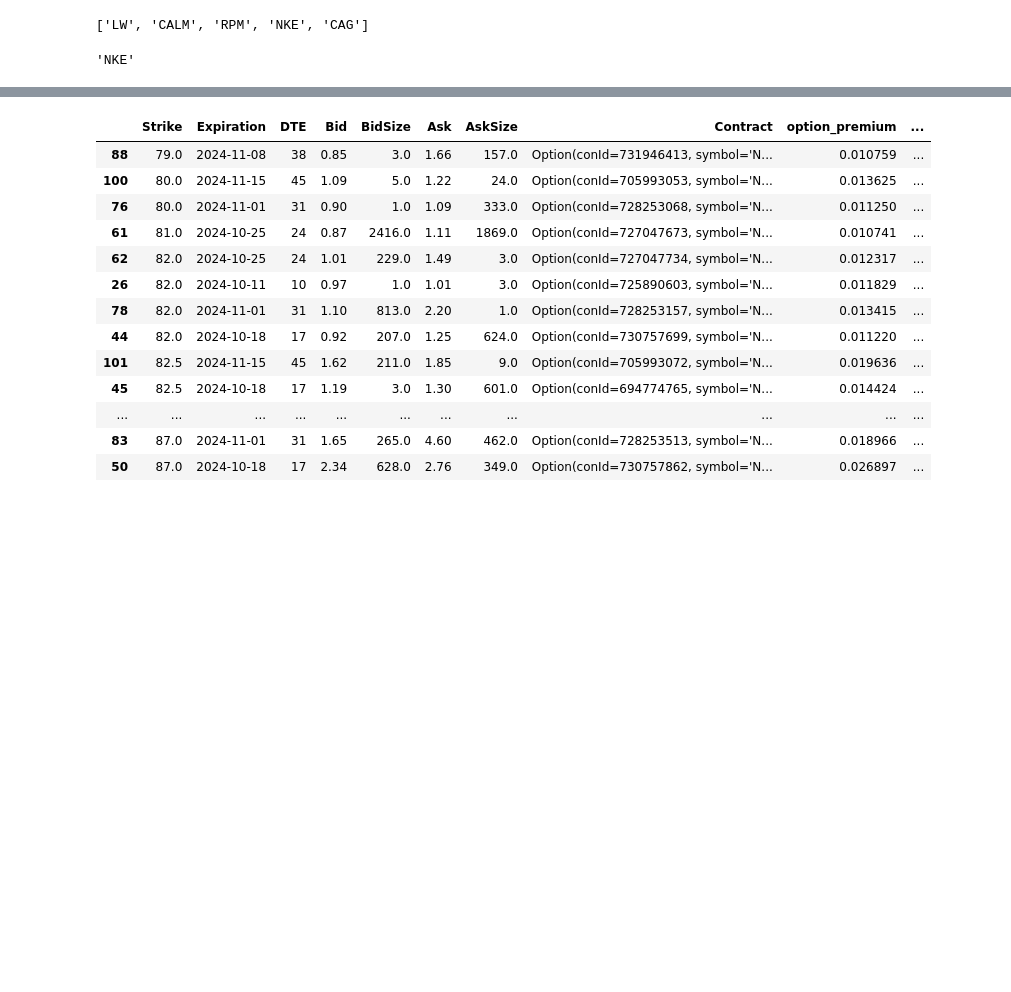
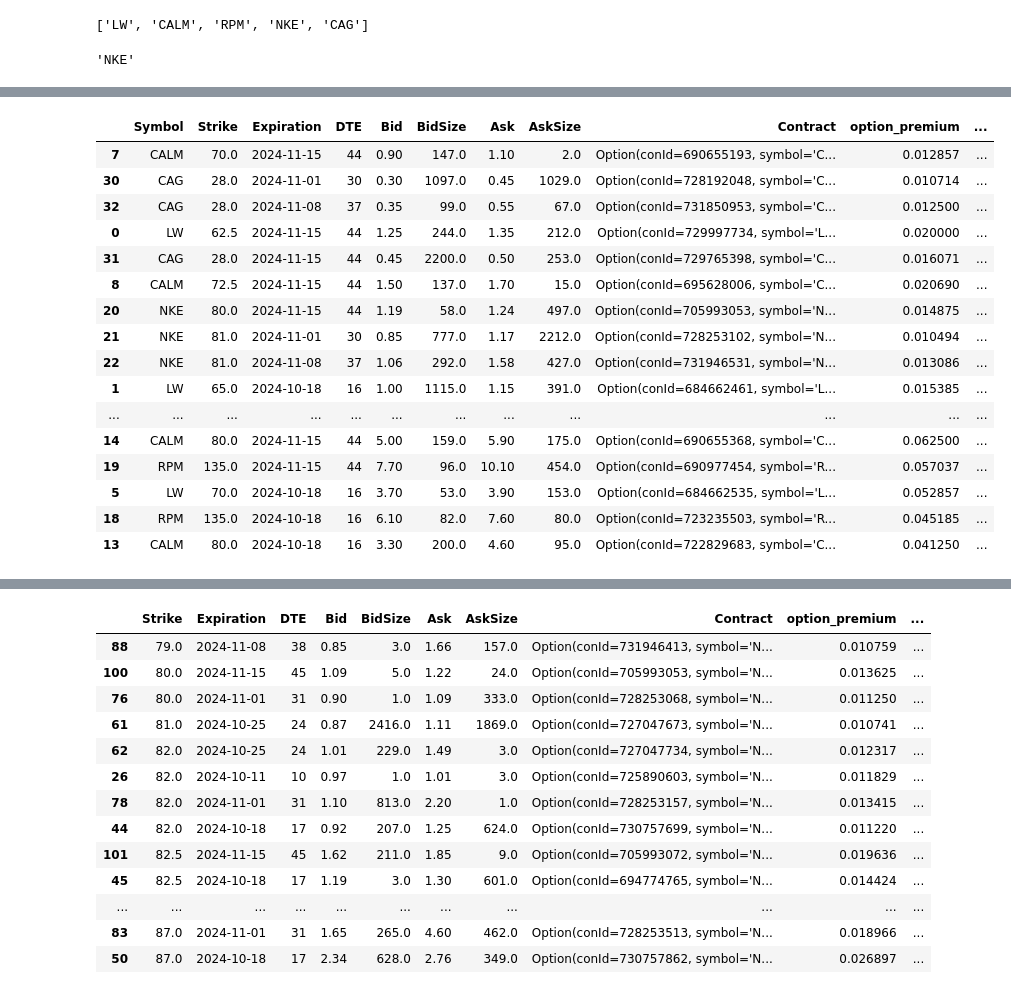
Before and after one commit to lowQuant/IB-Multi-Strategy-ATS, a Jupyter notebook: data_and_research/notebooks/options.ipynb, the cells around one changed output, grey strips where cells are left out. Drawn from its saved outputs; the diff is of its cells as text; code cells hidden in the pictures; blank space fills up the shorter version.

Commit message:
options

```diff
--- a/data_and_research/notebooks/options.ipynb
+++ b/data_and_research/notebooks/options.ipynb
@@ -345,7 +342,15 @@ def get_filtered_put_options(ib, symbol, max_dte=60):
     df = pd.DataFrame(data)
     df = df.sort_values(['Expiration', 'Strike'])
 
-    return df, stock_price
+    options_df = df.copy()
+    options_df['option_premium'] = options_df['Bid'] / options_df['Strike']
+    options_df['annualized_premium'] = options_df['option_premium'] * (365 / options_df['DTE'])
+    options_df['stock_price'] = stock_price
+    options_df['safety_margin'] = stock_price - options_df['Strike']
+    options_df = options_df[(options_df['option_premium'] > 0.01) & (options_df['annualized_premium'] > 0.1)]
+    options_df['safety_margin%'] = options_df['safety_margin'] / options_df['stock_price'].sort_values('safety_margin%', ascending=False)
+
+    return options_df, stock_price
 
 # Usage example:
-options_df, stock_price = get_filtered_put_options(ib, symbol)
+# options_df, stock_price = get_filtered_put_options(ib, symbol)
@@ -369,0 +457,6 @@ Unknown contract: Option(symbol='NKE', lastTradeDateOrContractMonth='20241115',
+# %%
+symbols = ['LW', 'CALM', 'RPM', 'NKE', 'CAG']  # Your list of symbols
+result_df = await process_all_symbols(ib, symbols)
+
+if not result_df.empty:
+    result_df.sort_values('safety_margin%', ascending=False)
@@ -369,0 +481,21 @@ Unknown contract: Option(symbol='NKE', lastTradeDateOrContractMonth='20241115',
+# %%
+result_df['decision_ind'] = result_df['safety_margin%'] / result_df['option_premium']
+result_df.sort_values('decision_ind', ascending=False)
+# %% [output]
+|  | Symbol | Strike | Expiration | DTE | Bid | BidSize | Ask | AskSize | Contract | option_premium | ... |
+| 7 | CALM | 70.0 | 2024-11-15 | 44 | 0.90 | 147.0 | 1.10 | 2.0 | Option(conId=690655193, symbol='C... | 0.012857 | ... |
+| 30 | CAG | 28.0 | 2024-11-01 | 30 | 0.30 | 1097.0 | 0.45 | 1029.0 | Option(conId=728192048, symbol='C... | 0.010714 | ... |
+| 32 | CAG | 28.0 | 2024-11-08 | 37 | 0.35 | 99.0 | 0.55 | 67.0 | Option(conId=731850953, symbol='C... | 0.012500 | ... |
+| 0 | LW | 62.5 | 2024-11-15 | 44 | 1.25 | 244.0 | 1.35 | 212.0 | Option(conId=729997734, symbol='L... | 0.020000 | ... |
+| 31 | CAG | 28.0 | 2024-11-15 | 44 | 0.45 | 2200.0 | 0.50 | 253.0 | Option(conId=729765398, symbol='C... | 0.016071 | ... |
+| 8 | CALM | 72.5 | 2024-11-15 | 44 | 1.50 | 137.0 | 1.70 | 15.0 | Option(conId=695628006, symbol='C... | 0.020690 | ... |
+| 20 | NKE | 80.0 | 2024-11-15 | 44 | 1.19 | 58.0 | 1.24 | 497.0 | Option(conId=705993053, symbol='N... | 0.014875 | ... |
+| 21 | NKE | 81.0 | 2024-11-01 | 30 | 0.85 | 777.0 | 1.17 | 2212.0 | Option(conId=728253102, symbol='N... | 0.010494 | ... |
+| 22 | NKE | 81.0 | 2024-11-08 | 37 | 1.06 | 292.0 | 1.58 | 427.0 | Option(conId=731946531, symbol='N... | 0.013086 | ... |
+| 1 | LW | 65.0 | 2024-10-18 | 16 | 1.00 | 1115.0 | 1.15 | 391.0 | Option(conId=684662461, symbol='L... | 0.015385 | ... |
+| ... | ... | ... | ... | ... | ... | ... | ... | ... | ... | ... | ... |
+| 14 | CALM | 80.0 | 2024-11-15 | 44 | 5.00 | 159.0 | 5.90 | 175.0 | Option(conId=690655368, symbol='C... | 0.062500 | ... |
+| 19 | RPM | 135.0 | 2024-11-15 | 44 | 7.70 | 96.0 | 10.10 | 454.0 | Option(conId=690977454, symbol='R... | 0.057037 | ... |
+| 5 | LW | 70.0 | 2024-10-18 | 16 | 3.70 | 53.0 | 3.90 | 153.0 | Option(conId=684662535, symbol='L... | 0.052857 | ... |
+| 18 | RPM | 135.0 | 2024-10-18 | 16 | 6.10 | 82.0 | 7.60 | 80.0 | Option(conId=723235503, symbol='R... | 0.045185 | ... |
+| 13 | CALM | 80.0 | 2024-10-18 | 16 | 3.30 | 200.0 | 4.60 | 95.0 | Option(conId=722829683, symbol='C... | 0.041250 | ... |
```
Also changed, not shown: parts of 18 cells of this notebook.
